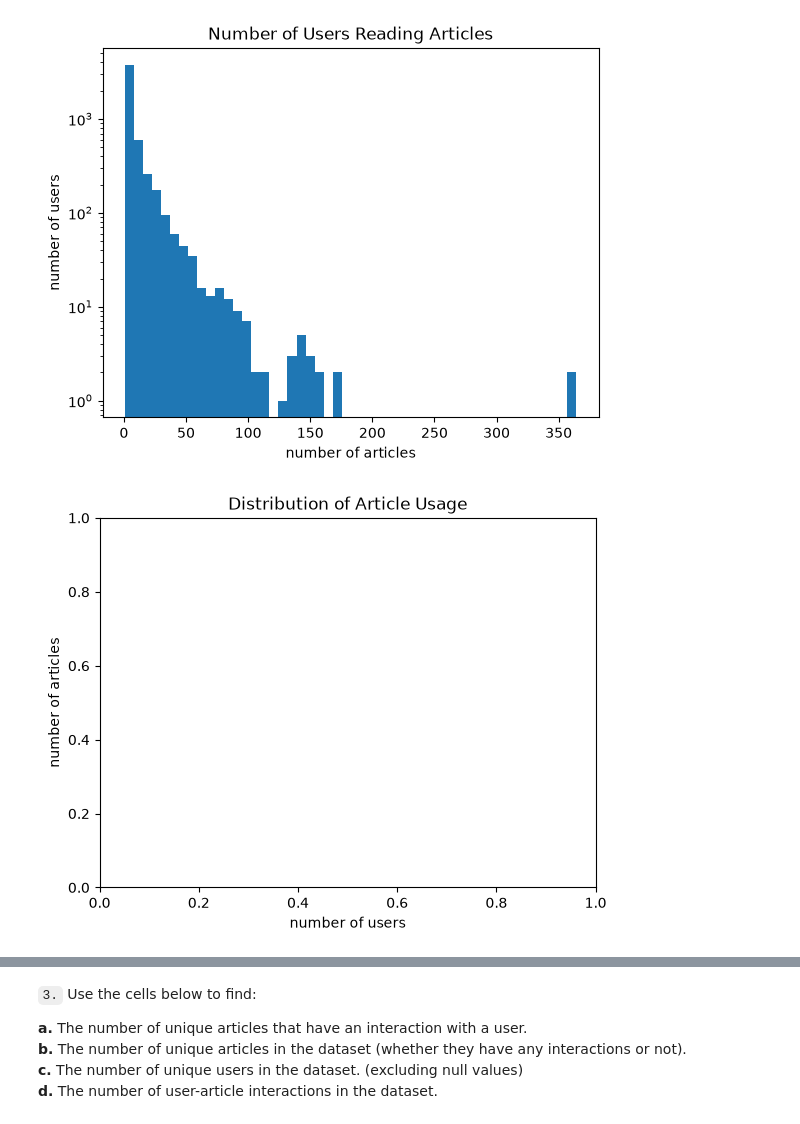
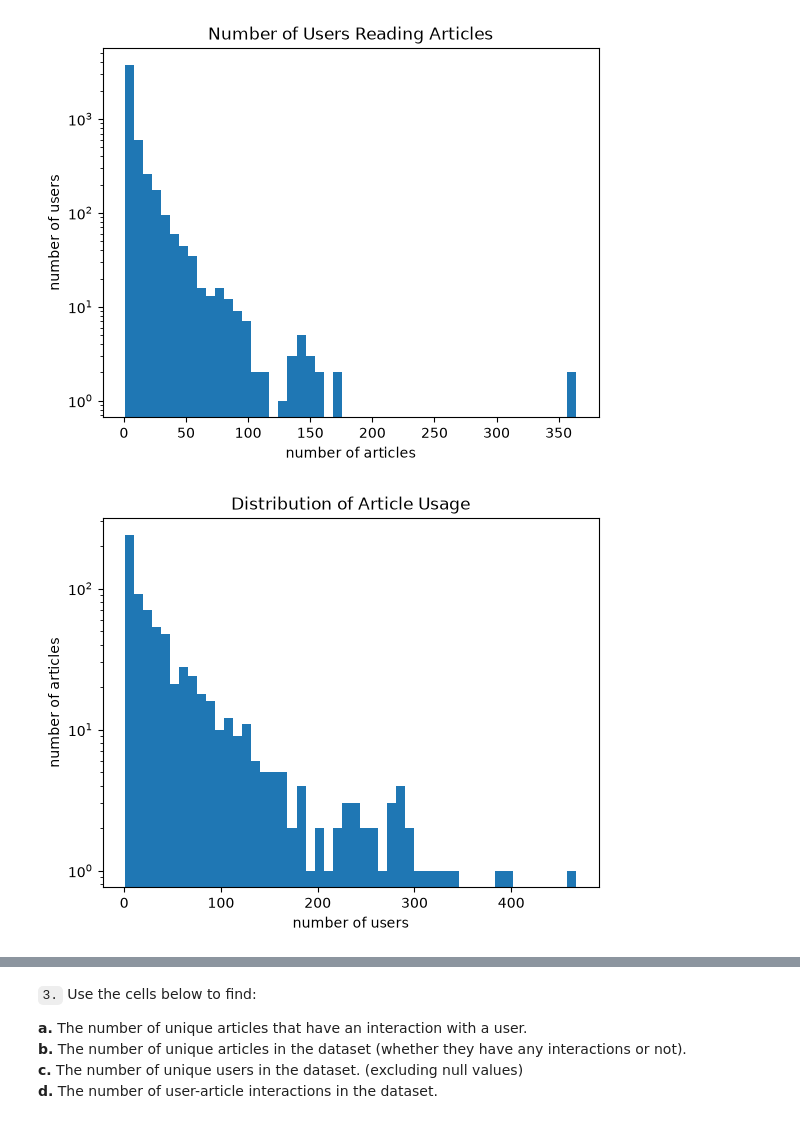
Before and after one commit to mlvectorquest/data-science-recommendation-systems-project, a Jupyter notebook: starter/Recommendations_with_IBM.ipynb, the cells around one changed output, grey strips where cells are left out. Drawn from its saved outputs; the diff is of its cells as text; code cells hidden in the pictures.

```diff
--- a/starter/Recommendations_with_IBM.ipynb
+++ b/starter/Recommendations_with_IBM.ipynb
@@ -121,10 +121,12 @@ plt.show()
 [figure]
 # %%
 # Create a plot of the number of times each article was read
-
+article_counts = df.groupby('article_id')['email'].nunique()   # number of different users per article
+plt.hist(article_counts, bins=50)
+plt.yscale('log')   # optional: the long tail is hard to see otherwise
 plt.xlabel('number of users')
 plt.ylabel('number of articles')
 plt.title('Distribution of Article Usage')
 plt.show()
 # %% [output]
-[figure, old version]
+[figure, new version]
```
Also changed, not shown: parts of 21 cells of this notebook.
